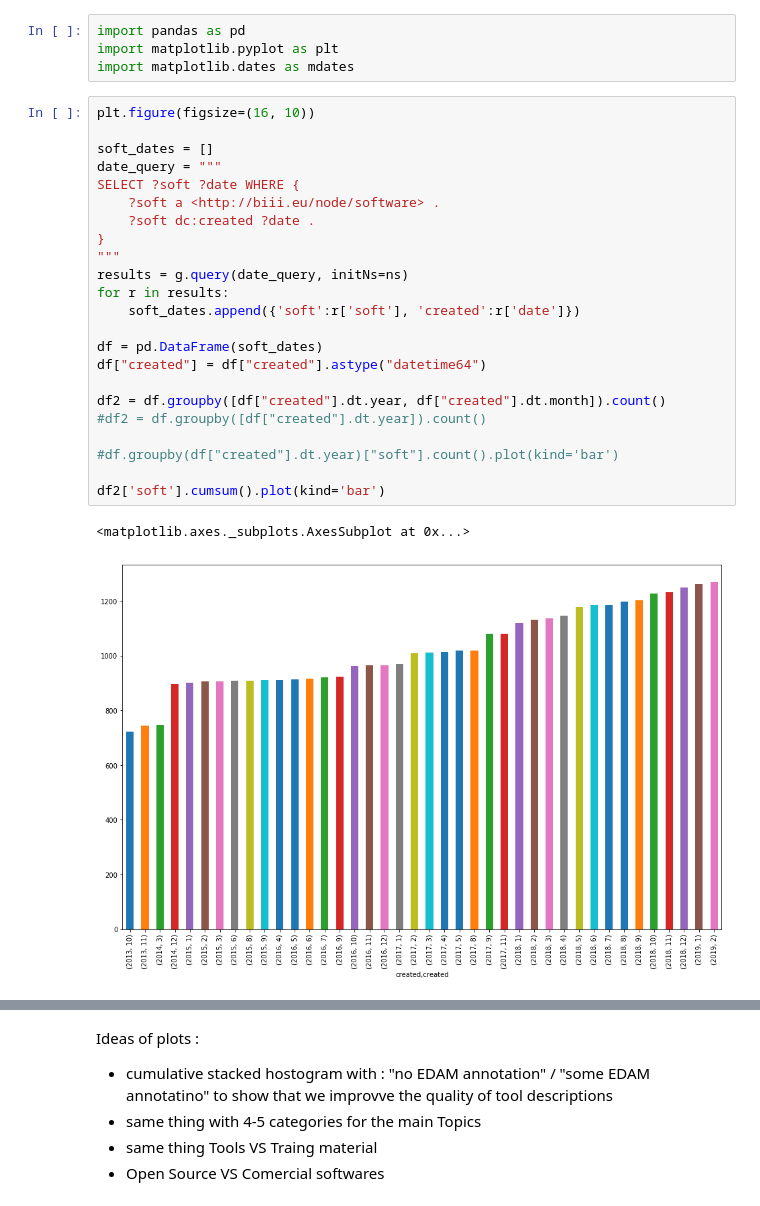
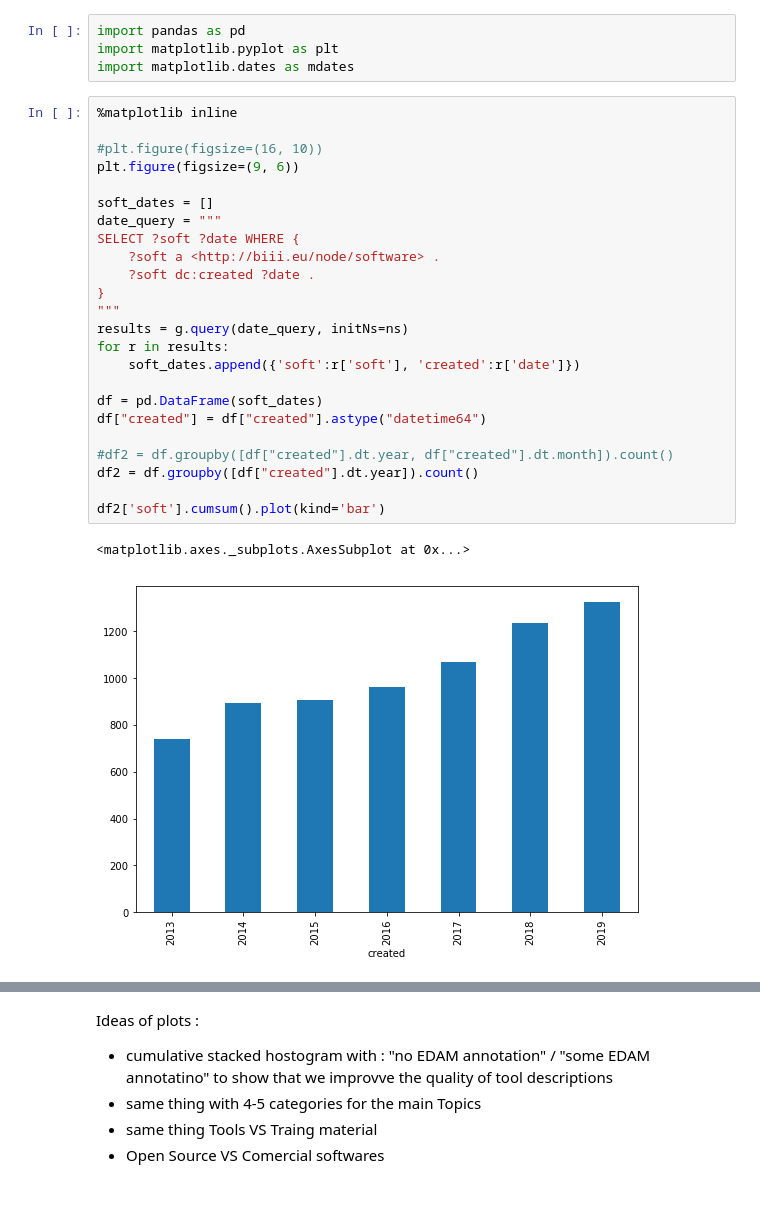
Before and after one commit to NEUBIAS/bise-core-ontology, a Jupyter notebook: advanced-queries-demo.ipynb, the cells around one changed output, grey strips where cells are left out. Cells and saved outputs as stored; diff of their text form.

```diff
--- a/advanced-queries-demo.ipynb
+++ b/advanced-queries-demo.ipynb
@@ -251,28 +254,29 @@ import pandas as pd
 import matplotlib.pyplot as plt
 import matplotlib.dates as mdates
 # %%
-plt.figure(figsize=(16, 10))
+%matplotlib inline
+
+#plt.figure(figsize=(16, 10))
+plt.figure(figsize=(9, 6))
 
 soft_dates = []
 date_query = """
 SELECT ?soft ?date WHERE {
     ?soft a <http://biii.eu/node/software> .
     ?soft dc:created ?date .
 }
 """
 results = g.query(date_query, initNs=ns)
 for r in results:
     soft_dates.append({'soft':r['soft'], 'created':r['date']})
 
 df = pd.DataFrame(soft_dates)
 df["created"] = df["created"].astype("datetime64")
 
-df2 = df.groupby([df["created"].dt.year, df["created"].dt.month]).count()
-#df2 = df.groupby([df["created"].dt.year]).count()
-
-#df.groupby(df["created"].dt.year)["soft"].count().plot(kind='bar')
+#df2 = df.groupby([df["created"].dt.year, df["created"].dt.month]).count()
+df2 = df.groupby([df["created"].dt.year]).count()
 
 df2['soft'].cumsum().plot(kind='bar')
 # %% [output]
 <matplotlib.axes._subplots.AxesSubplot at 0x...>
-[figure, old version]
+[figure, new version]
```
Also changed, not shown: parts of 19 cells of this notebook.
